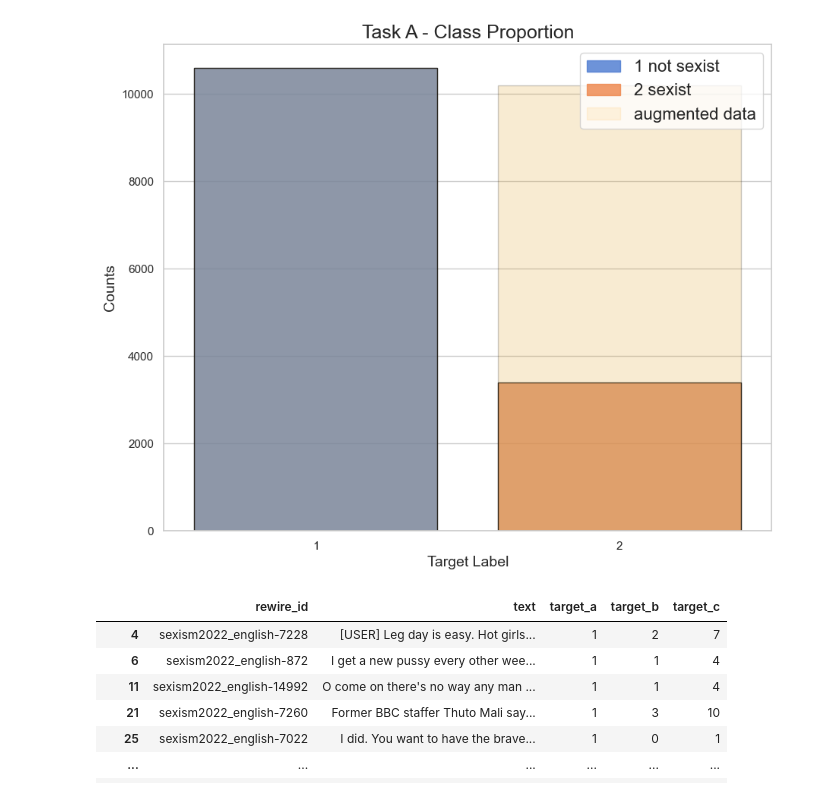
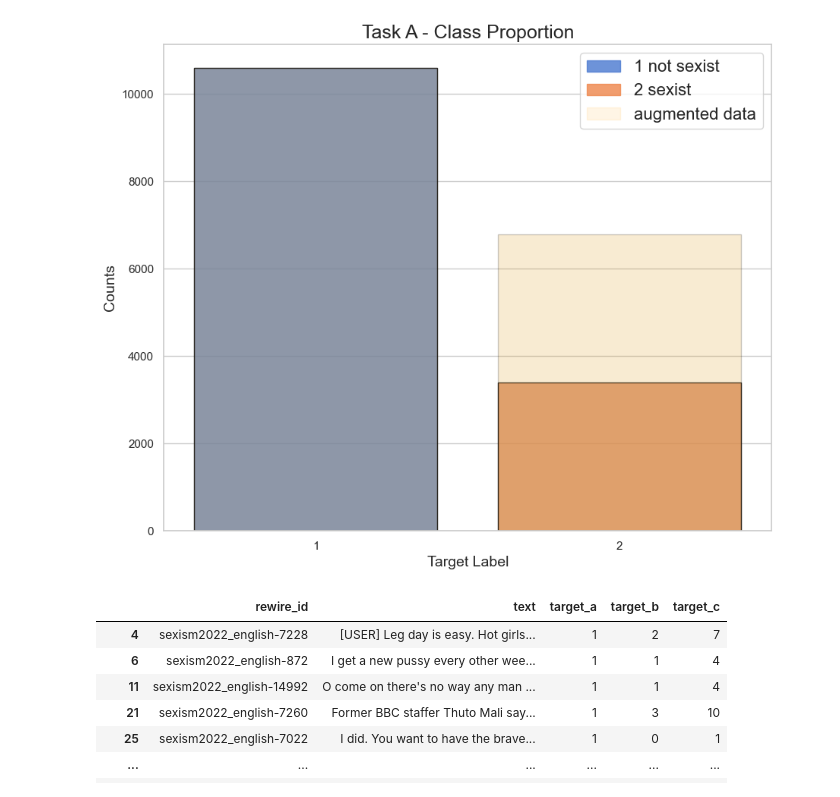
Before and after one commit to AxelBogos/SemEval-Edos, a Jupyter notebook: notebooks/5_ab_final-report-plots-data-aug.ipynb, the cells around one changed output. Drawn from its saved outputs; the diff is of its cells as text; code cells hidden in the pictures.

```diff
--- a/notebooks/5_ab_final-report-plots-data-aug.ipynb
+++ b/notebooks/5_ab_final-report-plots-data-aug.ipynb
@@ -25,8 +25,11 @@ train_task_a = train_df.copy()
 a1_aug_syn = train_aug_synonym.loc[train_aug_synonym['target_a'] == 1]
 a1_aug_insertion = train_aug_insertion.loc[train_aug_insertion['target_a'] == 1]
 
+orig_len = len(a1_aug_syn)
+
 aug_task_a = pd.concat([train_task_a,
-                        a1_aug_insertion, a1_aug_syn,])
+                        a1_aug_insertion.sample(int(orig_len * 1)),
+                        a1_aug_syn.sample(int(orig_len * 0))])
 
 plt.figure(figsize=(10, 8))
 sns.set_theme(style="whitegrid")
@@ -42,34 +45,34 @@ counts1 = aug_task_a['target_a'].value_counts()
 # Sort the counts in descending order
 counts = counts.sort_values(ascending=False)
 
 # Create a bar plot using Seaborn
 palette = sns.color_palette("muted")
 sns.barplot(x=counts.index, y=counts.values, order=counts.index, palette=palette,
             edgecolor="black", alpha=0.8)
 
 sns.barplot(x=counts1.index, y=counts1.values, order=counts1.index, color='orange',
             edgecolor="black", alpha=0.2)
 
 labels = ['1 not sexist', '2 sexist']
 labels_axis = ['1', '2']
 plt.xticks([0, 1], labels_axis)
 
 # Create proxy artists for the legend
 proxy_artists = []
 for i, (label, color) in enumerate(zip(labels, palette)):
     proxy_artists.append(mpatches.Patch(color=color, label=label, edgecolor='black', alpha=0.8))
     if i == 1:
         # Add a separate bar for augmented data
         proxy_artists.append(mpatches.Patch(color='orange', label="augmented data", edgecolor='black', alpha=0.1))
 
 # Create the legend
 plt.legend(handles=proxy_artists, loc='upper right', fontsize=16)
 plt.subplots_adjust(left=0.1, right=0.9, bottom=0.1, top=0.9)
 
 aug_task_a.to_csv(Path(AUGMENTED_DATA_DIR, f"augmented_task_a.csv"), index=False)
 # plt.savefig('TaskA-ClassProportion.png', dpi=500)
 # %% [output]
-[figure, old version]
+[figure, new version]
 # %%
 a1_aug_syn
 # %% [output]
```
Also changed, not shown: parts of 3 cells of this notebook, 2 other files.
